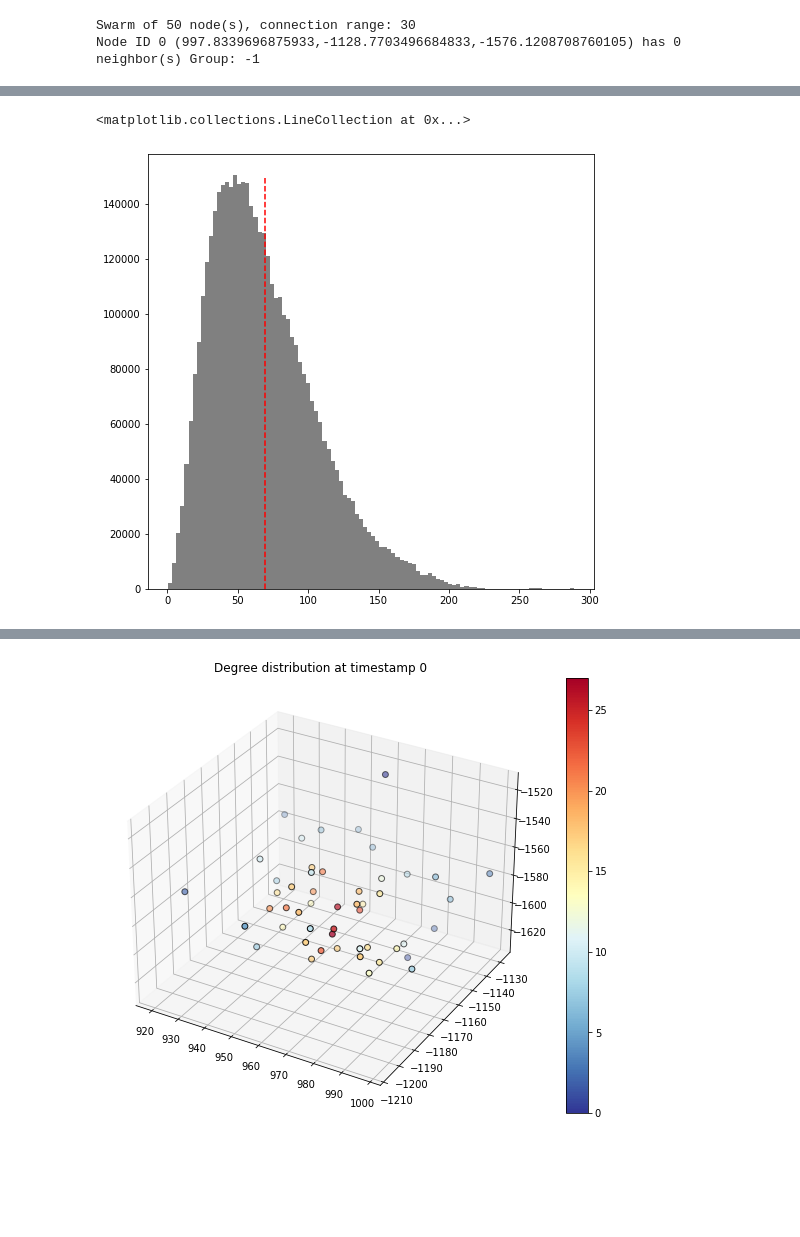
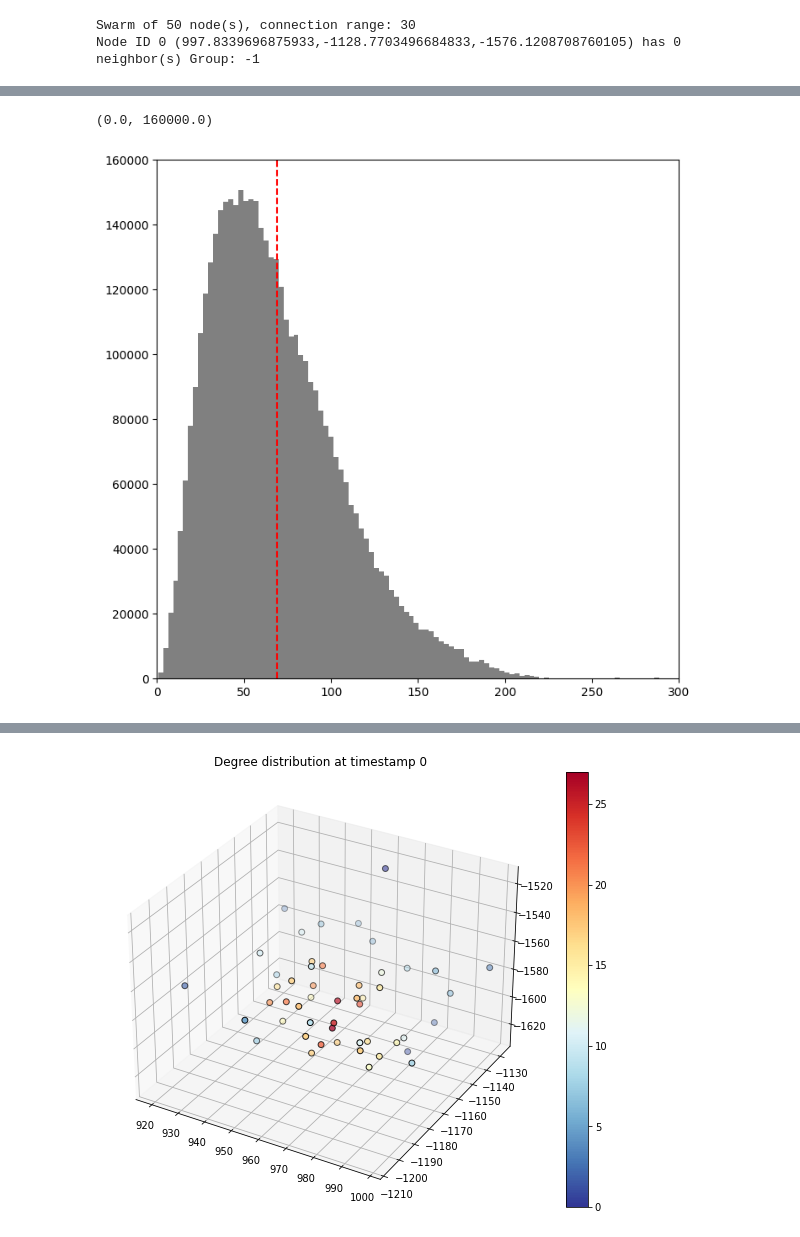
Before and after one commit to eakopyan/SwarmPy_Simulator, a Jupyter notebook: src/swarm50_analysis.ipynb, the cells around one changed output, grey strips where cells are left out. Cells and saved outputs as stored; diff of their text form; code cells hidden in the pictures; blank space fills up the shorter version.

```diff
--- a/src/swarm50_analysis.ipynb
+++ b/src/swarm50_analysis.ipynb
@@ -104,13 +104,15 @@ with tqdm(total=REVOLUTION, desc='Distance matrix') as pbar:
 # %%
 distance_data = [e for t_dist in distances.values() for dist in t_dist for e in dist]
 avg = np.mean(distance_data)
-
-plt.figure(figsize=(8,8))
-plt.hist(distance_data, bins=100, color='gray')
-plt.vlines(avg, ymin=0, ymax=150000, ls='--', colors='red')
-# %% [output]
-<matplotlib.collections.LineCollection at 0x...>
-[figure, removed]
+# %%
+plt.figure(figsize=(8,8))
+plt.hist(distance_data, bins=100, color='gray')
+plt.vlines(avg, ymin=0, ymax=160000, ls='--', colors='red')
+plt.xlim(0,300)
+plt.ylim(0, 160000)
+# %% [output]
+(0.0, 160000.0)
+[figure, added]
 # %%
 with tqdm(total=REVOLUTION, desc='Neighbor matrix') as pbar:
     for t in range(REVOLUTION):
```
Also changed, not shown: parts of 8 cells of this notebook, 26 other files.
